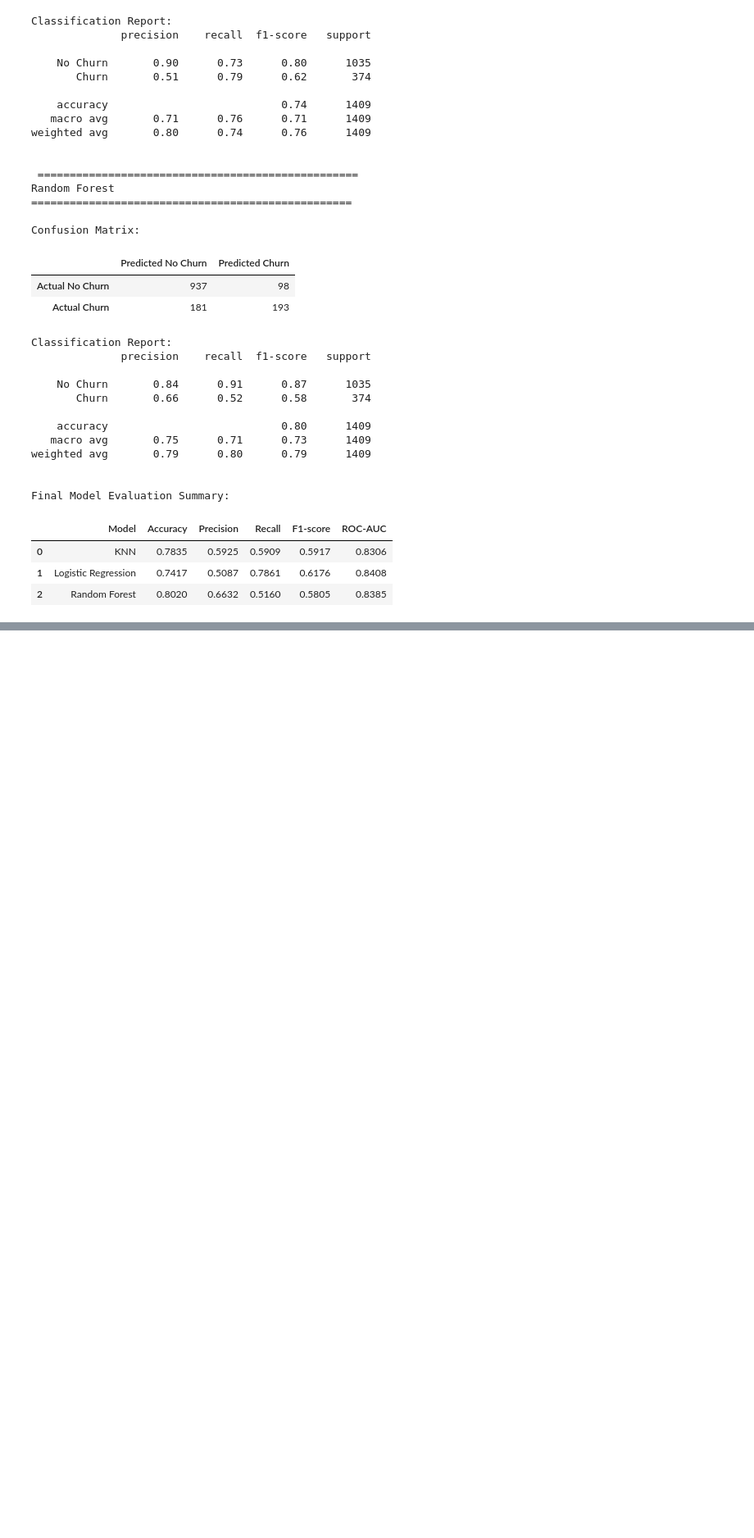
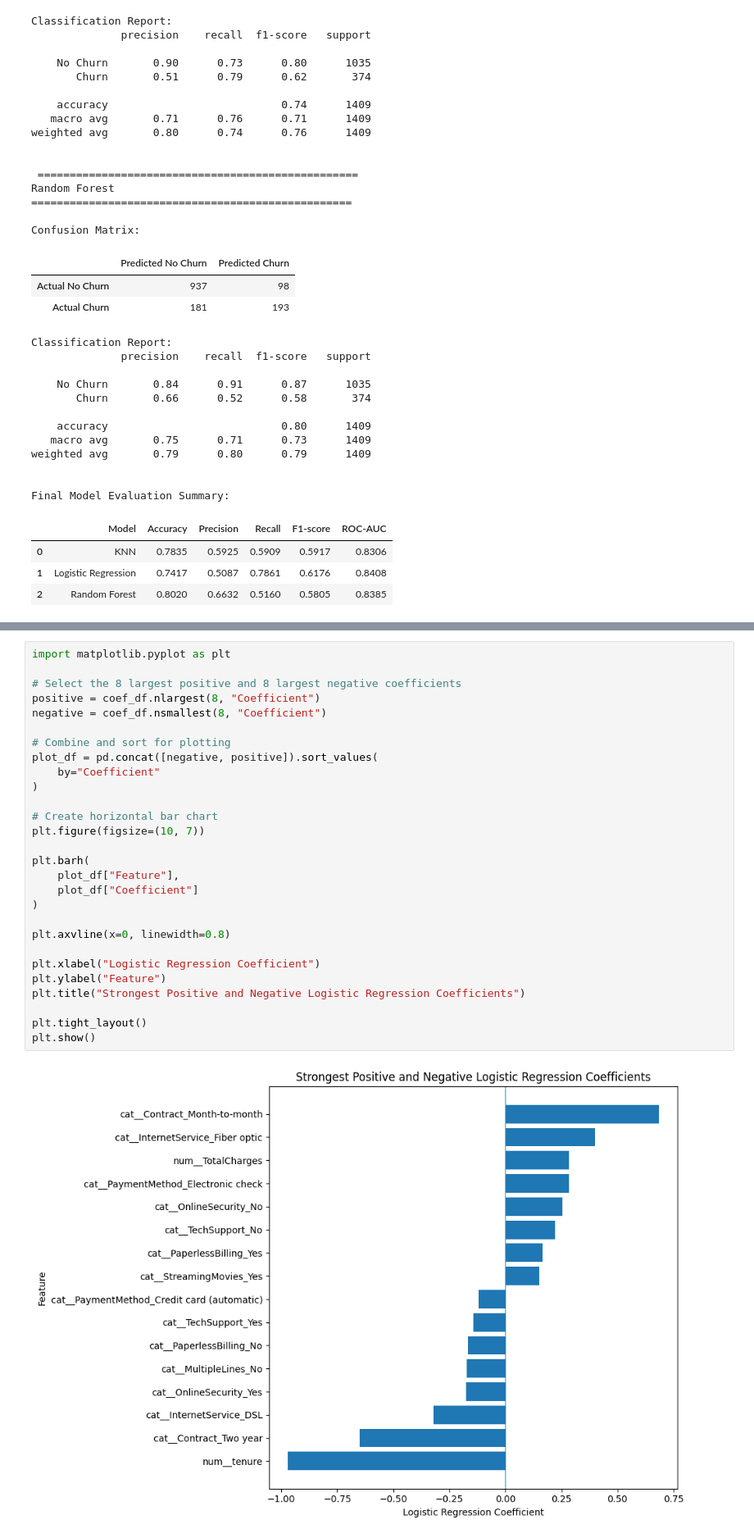
Before and after one commit to Tharul-Fernando/CM2604-Telco-Customer-Churn, a Jupyter notebook: 03_Model_Training.ipynb, the cells around one changed output, grey strips where cells are left out. Shown at 82% size. Drawn from its saved outputs; the diff is of its cells as text; blank space fills up the shorter version.

Commit message:
Created using Colab: Complete Logistic Regression interpretation

```diff
--- a/03_Model_Training.ipynb
+++ b/03_Model_Training.ipynb
@@ -965,0 +1026,30 @@ Final Model Evaluation Summary:
+# %%
+import matplotlib.pyplot as plt
+
+# Select the 8 largest positive and 8 largest negative coefficients
+positive = coef_df.nlargest(8, "Coefficient")
+negative = coef_df.nsmallest(8, "Coefficient")
+
+# Combine and sort for plotting
+plot_df = pd.concat([negative, positive]).sort_values(
+    by="Coefficient"
+)
+
+# Create horizontal bar chart
+plt.figure(figsize=(10, 7))
+
+plt.barh(
+    plot_df["Feature"],
+    plot_df["Coefficient"]
+)
+
+plt.axvline(x=0, linewidth=0.8)
+
+plt.xlabel("Logistic Regression Coefficient")
+plt.ylabel("Feature")
+plt.title("Strongest Positive and Negative Logistic Regression Coefficients")
+
+plt.tight_layout()
+plt.show()
+# %% [output]
+[figure, added]
```
Also changed, not shown: parts of 3 cells of this notebook.
